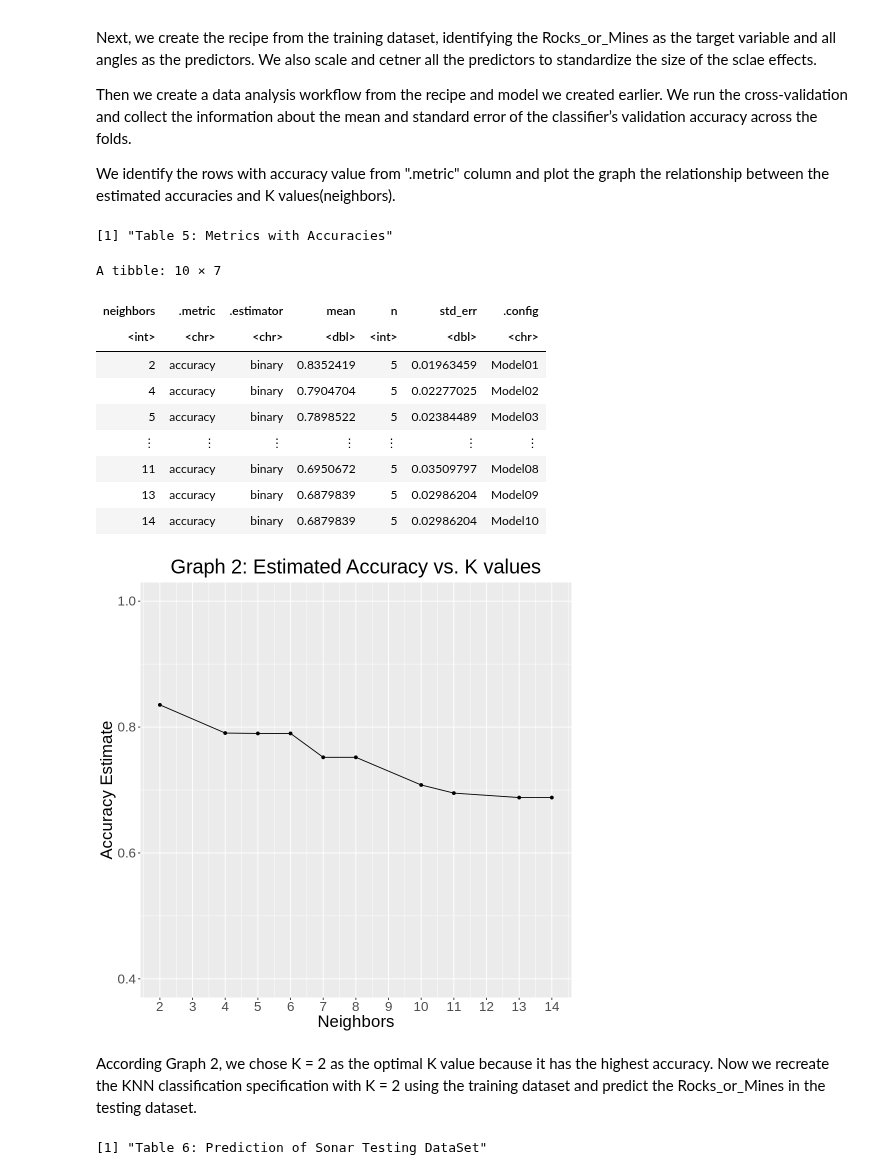
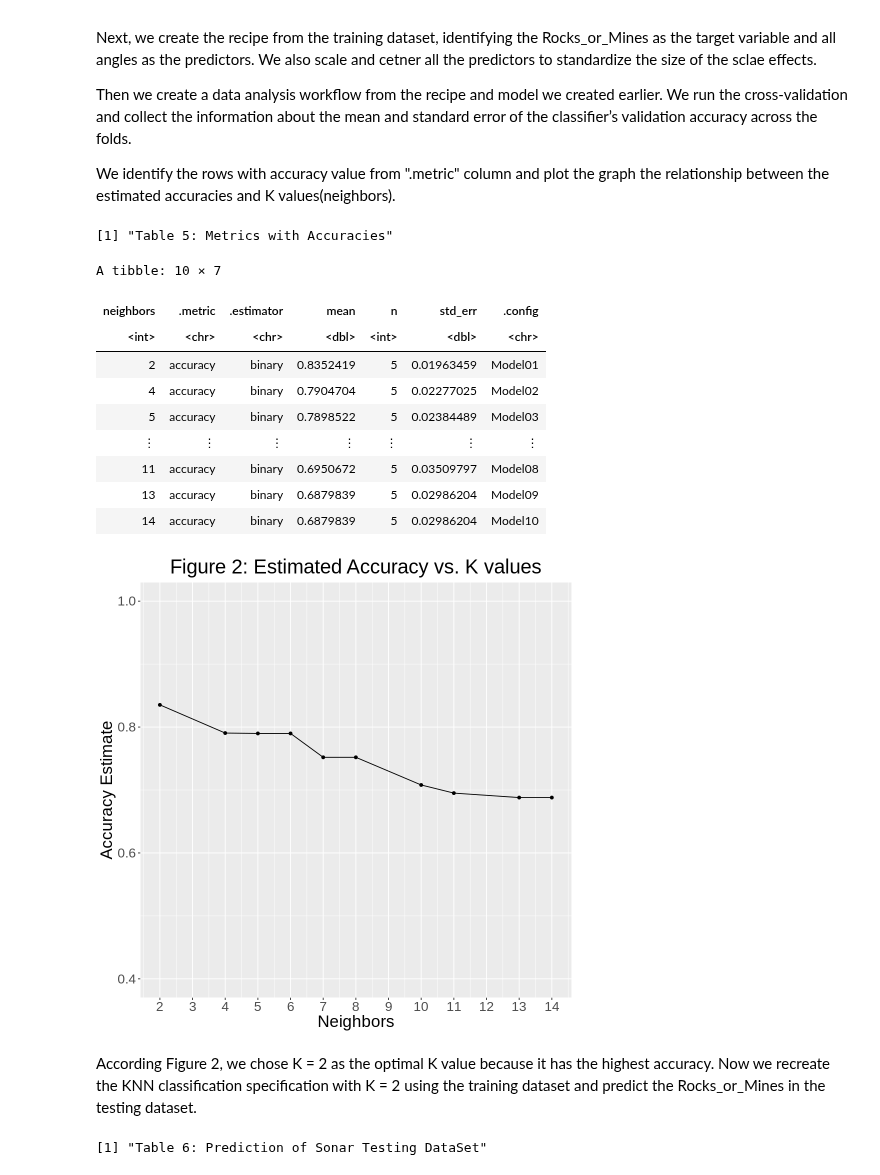
Before and after one commit to m2icocoa/group_project_team_6, a Jupyter notebook: proposal.ipynb, the cells around one changed output. Saved outputs shown, nothing was run; the diff lists cells and outputs as text; code cells hidden in the pictures.

```diff
--- a/proposal.ipynb
+++ b/proposal.ipynb
@@ -229,37 +230,37 @@ knn_results <- workflow() %>%
 # Select accuracy
 accuracies <- knn_results %>%
     filter(.metric == "accuracy")
 print("Table 5: Metrics with Accuracies")
 accuracies
 
 options(repr.plot.width = 8, repr.plot.height = 8)
 # Plot Estimated Accuracy verus K value(Neighbors) to find best k
 accuracy_vs_k <- ggplot(accuracies, aes(x = neighbors, y = mean)) +
     geom_point() +
     geom_line() +
     labs(x = "Neighbors", y = "Accuracy Estimate") +
-    ggtitle("Graph 2: Estimated Accuracy vs. K values") +
+    ggtitle("Figure 2: Estimated Accuracy vs. K values") +
     scale_x_continuous(breaks = seq(0, 20, by = 1)) +
     scale_y_continuous(limits = c(0.4, 1.0)) +
     theme(plot.title = element_text(hjust = 0.5),
           text = element_text(size = 20))
 
 accuracy_vs_k
 # %% [output]
 [1] "Table 5: Metrics with Accuracies"
 A tibble: 10 × 7
 | neighbors | .metric | .estimator | mean | n | std_err | .config |
 | <int> | <chr> | <chr> | <dbl> | <int> | <dbl> | <chr> |
 | 2 | accuracy | binary | 0.8352419 | 5 | 0.01963459 | Model01 |
 | 4 | accuracy | binary | 0.7904704 | 5 | 0.02277025 | Model02 |
 | 5 | accuracy | binary | 0.7898522 | 5 | 0.02384489 | Model03 |
 | ⋮ | ⋮ | ⋮ | ⋮ | ⋮ | ⋮ | ⋮ |
 | 11 | accuracy | binary | 0.6950672 | 5 | 0.03509797 | Model08 |
 | 13 | accuracy | binary | 0.6879839 | 5 | 0.02986204 | Model09 |
 | 14 | accuracy | binary | 0.6879839 | 5 | 0.02986204 | Model10 |
-[figure, old version]
+[figure, new version]
 # %% [markdown]
-According Graph 2, we chose K = 2 as the optimal K value because it has the highest accuracy.
+According Figure 2, we chose K = 2 as the optimal K value because it has the highest accuracy.
 Now we recreate the KNN classification specification with K = 2 using the training dataset and predict the Rocks_or_Mines in the testing dataset.
 # %%
 # Using the best K value to creat classification model
```
Also changed, not shown: parts of 6 cells of this notebook.
